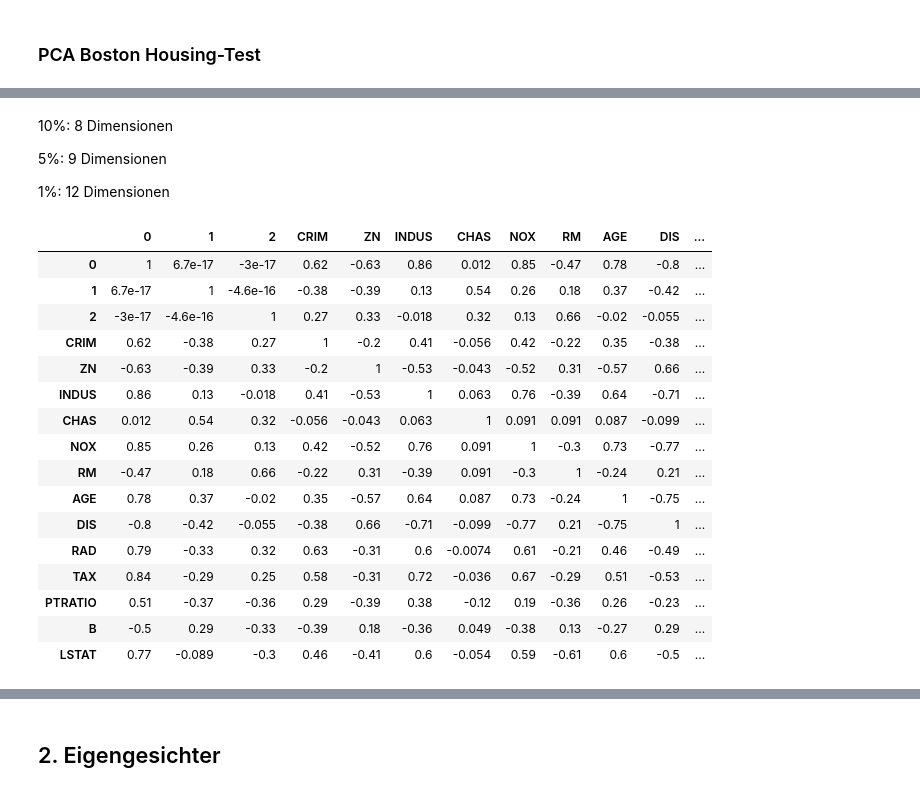
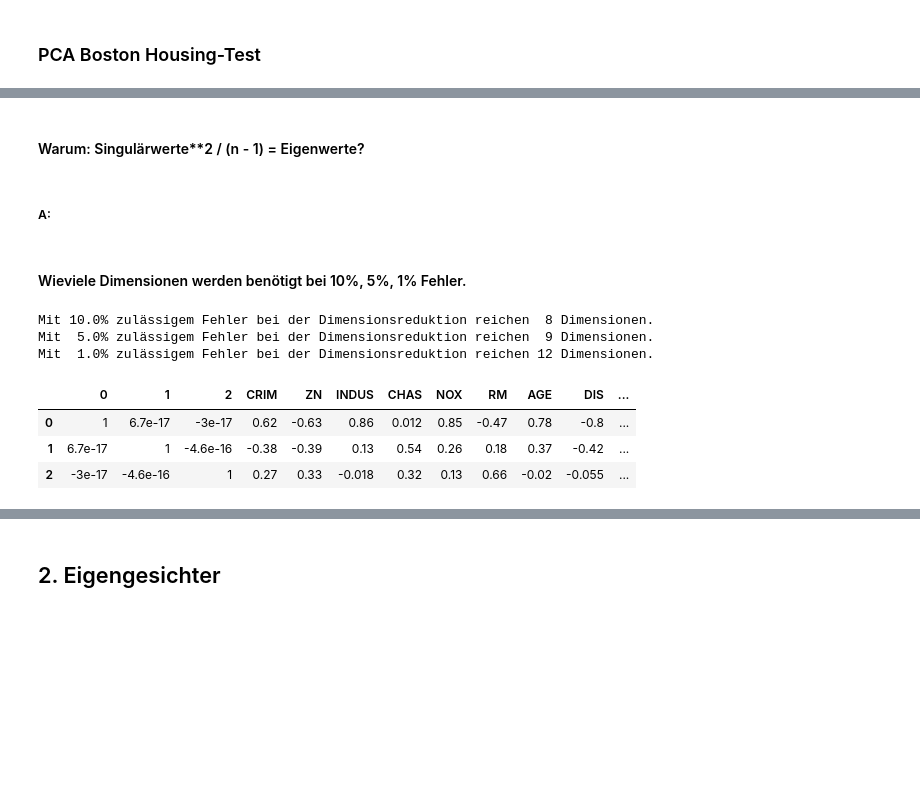
Before and after one commit to hekrause/htwg_mldl, a Jupyter notebook: Uebungen/Uebung02/Notebooks/work.ipynb, the cells around one changed output, grey strips where cells are left out. Saved outputs shown, nothing was run; the diff lists cells and outputs as text; code cells hidden in the pictures; blank space fills up the shorter version.

```diff
--- a/Uebungen/Uebung02/Notebooks/work.ipynb
+++ b/Uebungen/Uebung02/Notebooks/work.ipynb
@@ -50,6 +51,7 @@ Attribute Information:
 url = 'https://archive.ics.uci.edu/ml/machine-learning-databases/housing/housing.data'
 cols = ['CRIM', 'ZN', 'INDUS', 'CHAS', 'NOX', 'RM', 'AGE', 'DIS', 'RAD', 'TAX', 'PTRATIO', 'B', 'LSTAT', 'TGT']
 boston = pd.read_csv(url, sep=' ', skipinitialspace=True, header=None, names=cols[0:13], index_col=False)
+boston_full = pd.read_csv(url, sep=' ', skipinitialspace=True, header=None, names=cols, index_col=False)
 boston
 # %% [output]
 |  | CRIM | ZN | INDUS | CHAS | NOX | RM | AGE | DIS | RAD | TAX | PTRATIO | ... |
@@ -79,12 +81,11 @@ def pca(data, r, whiten=True):
         npt.assert_almost_equal(data[:, 0].var(), 1.0, decimal=10)
 
     U, S, VT = np.linalg.svd(data)
-    #print(U.shape, S.shape, VT.shape)
 
     data_whitened = data
     eigen_values = S[:r]**2 / (d - 1)
     eigen_vectors = VT
     principal_components = VT.T[:, :r]
-    scores = (U[:, :r] @ np.diag(S[:r]))
+    projected_data = (U[:, :r] @ np.diag(S[:r]))
 
-    return data_whitened, eigen_values, principal_components, scores, eigen_vectors
+    return data_whitened, eigen_values, principal_components, projected_data, eigen_vectors
@@ -213,10 +93,12 @@ print(eigen_values)
 ### PCA Boston Housing-Test
 # %%
 boston_array = np.asarray(boston)
-data_whitened, eigen_values, principal_components, scores, eigen_vectors = pca(boston_array, len(boston_array.T))
-eigen_values_df = pd.DataFrame(columns=["Eigenvalues", "Anteilige Varianz", "Kumulative Varianz"])
+data_whitened, eigen_values, principal_components, projected_data, eigen_vectors = pca(boston_array, len(boston_array.T))
+eigen_values_df = pd.DataFrame(columns=["Eigenwerte", "Anteilige Varianz", "Anteilige Varianz(in Prozent)", "Kumulative Varianz", "Kumulative Varianz(in Prozent)"])
 eigen_values_df.iloc[:, 0] = eigen_values
-eigen_values_df.iloc[:, 1] = np.var(scores, axis=0) / np.var(scores, axis=0).sum()
-eigen_values_df.iloc[:, 2] = np.cumsum(eigen_values_df.iloc[:, 1]) * 100
+eigen_values_df.iloc[:, 1] = np.var(projected_data, axis=0) / np.var(projected_data, axis=0).sum()
+eigen_values_df.iloc[:, 2] = (np.var(projected_data, axis=0) / np.var(projected_data, axis=0).sum()) * 100
+eigen_values_df.iloc[:, 3] = np.cumsum(eigen_values_df.iloc[:, 1])
+eigen_values_df.iloc[:, 4] = np.cumsum(eigen_values_df.iloc[:, 1]) * 100
 eigen_values_df
 # %% [output]
@@ -237,30 +119,26 @@ eigen_values_df
-# %% [markdown]
-10%:  8 Dimensionen
-
- 5%:  9 Dimensionen
-
- 1%: 12 Dimensionen
+# %% [markdown]
+#### Warum: Singulärwerte**2 / (n - 1) = Eigenwerte?
+# %% [markdown]
+##### A:
+# %% [markdown]
+#### Wieviele Dimensionen werden benötigt bei 10%, 5%, 1% Fehler.
+# %%
+tol1, tol2, tol3 = 0.1, 0.05, 0.01
+print("Mit {}% zulässigem Fehler bei der Dimensionsreduktion reichen  {} Dimensionen.".format(tol1 * 100, eigen_values_df[(eigen_values_df.iloc[:, 3]  - (1 - tol1)) >= 0]["Kumulative Varianz"].idxmin() + 1))
+print("Mit  {}% zulässigem Fehler bei der Dimensionsreduktion reichen  {} Dimensionen.".format(tol2 * 100, eigen_values_df[(eigen_values_df.iloc[:, 3]  - (1 - tol2)) >= 0]["Kumulative Varianz"].idxmin() + 1))
+print("Mit  {}% zulässigem Fehler bei der Dimensionsreduktion reichen {} Dimensionen.".format(tol3 * 100, eigen_values_df[(eigen_values_df.iloc[:, 3]  - (1 - tol3)) >= 0]["Kumulative Varianz"].idxmin() + 1))
+# %% [output]
+Mit 10.0% zulässigem Fehler bei der Dimensionsreduktion reichen  8 Dimensionen.
+Mit  5.0% zulässigem Fehler bei der Dimensionsreduktion reichen  9 Dimensionen.
+Mit  1.0% zulässigem Fehler bei der Dimensionsreduktion reichen 12 Dimensionen.
 # %%
-scores_df = pd.DataFrame(scores[:, :3])
-merged_df = pd.concat([scores_df, boston], axis=1, sort="False")
-corr = merged_df.corr()
+projected_data_df = pd.DataFrame(projected_data)
+merged_df = pd.concat([pd.DataFrame(projected_data[:, :3]), boston_full], axis=1, sort="False")
+corr = merged_df.corr()[:3]
 cmap = cm.get_cmap('Greens', 256)
 corr.style.background_gradient(cmap=cmap, axis=None).set_precision(2)
 # %% [output]
 |  | 0 | 1 | 2 | CRIM | ZN | INDUS | CHAS | NOX | RM | AGE | DIS | ... |
 | 0 | 1 | 6.7e-17 | -3e-17 | 0.62 | -0.63 | 0.86 | 0.012 | 0.85 | -0.47 | 0.78 | -0.8 | ... |
 | 1 | 6.7e-17 | 1 | -4.6e-16 | -0.38 | -0.39 | 0.13 | 0.54 | 0.26 | 0.18 | 0.37 | -0.42 | ... |
 | 2 | -3e-17 | -4.6e-16 | 1 | 0.27 | 0.33 | -0.018 | 0.32 | 0.13 | 0.66 | -0.02 | -0.055 | ... |
-| CRIM | 0.62 | -0.38 | 0.27 | 1 | -0.2 | 0.41 | -0.056 | 0.42 | -0.22 | 0.35 | -0.38 | ... |
-| ZN | -0.63 | -0.39 | 0.33 | -0.2 | 1 | -0.53 | -0.043 | -0.52 | 0.31 | -0.57 | 0.66 | ... |
-| INDUS | 0.86 | 0.13 | -0.018 | 0.41 | -0.53 | 1 | 0.063 | 0.76 | -0.39 | 0.64 | -0.71 | ... |
-| CHAS | 0.012 | 0.54 | 0.32 | -0.056 | -0.043 | 0.063 | 1 | 0.091 | 0.091 | 0.087 | -0.099 | ... |
-| NOX | 0.85 | 0.26 | 0.13 | 0.42 | -0.52 | 0.76 | 0.091 | 1 | -0.3 | 0.73 | -0.77 | ... |
-| RM | -0.47 | 0.18 | 0.66 | -0.22 | 0.31 | -0.39 | 0.091 | -0.3 | 1 | -0.24 | 0.21 | ... |
-| AGE | 0.78 | 0.37 | -0.02 | 0.35 | -0.57 | 0.64 | 0.087 | 0.73 | -0.24 | 1 | -0.75 | ... |
-| DIS | -0.8 | -0.42 | -0.055 | -0.38 | 0.66 | -0.71 | -0.099 | -0.77 | 0.21 | -0.75 | 1 | ... |
-| RAD | 0.79 | -0.33 | 0.32 | 0.63 | -0.31 | 0.6 | -0.0074 | 0.61 | -0.21 | 0.46 | -0.49 | ... |
-| TAX | 0.84 | -0.29 | 0.25 | 0.58 | -0.31 | 0.72 | -0.036 | 0.67 | -0.29 | 0.51 | -0.53 | ... |
-| PTRATIO | 0.51 | -0.37 | -0.36 | 0.29 | -0.39 | 0.38 | -0.12 | 0.19 | -0.36 | 0.26 | -0.23 | ... |
-| B | -0.5 | 0.29 | -0.33 | -0.39 | 0.18 | -0.36 | 0.049 | -0.38 | 0.13 | -0.27 | 0.29 | ... |
-| LSTAT | 0.77 | -0.089 | -0.3 | 0.46 | -0.41 | 0.6 | -0.054 | 0.59 | -0.61 | 0.6 | -0.5 | ... |
```
Also changed, not shown: parts of 16 cells of this notebook.
